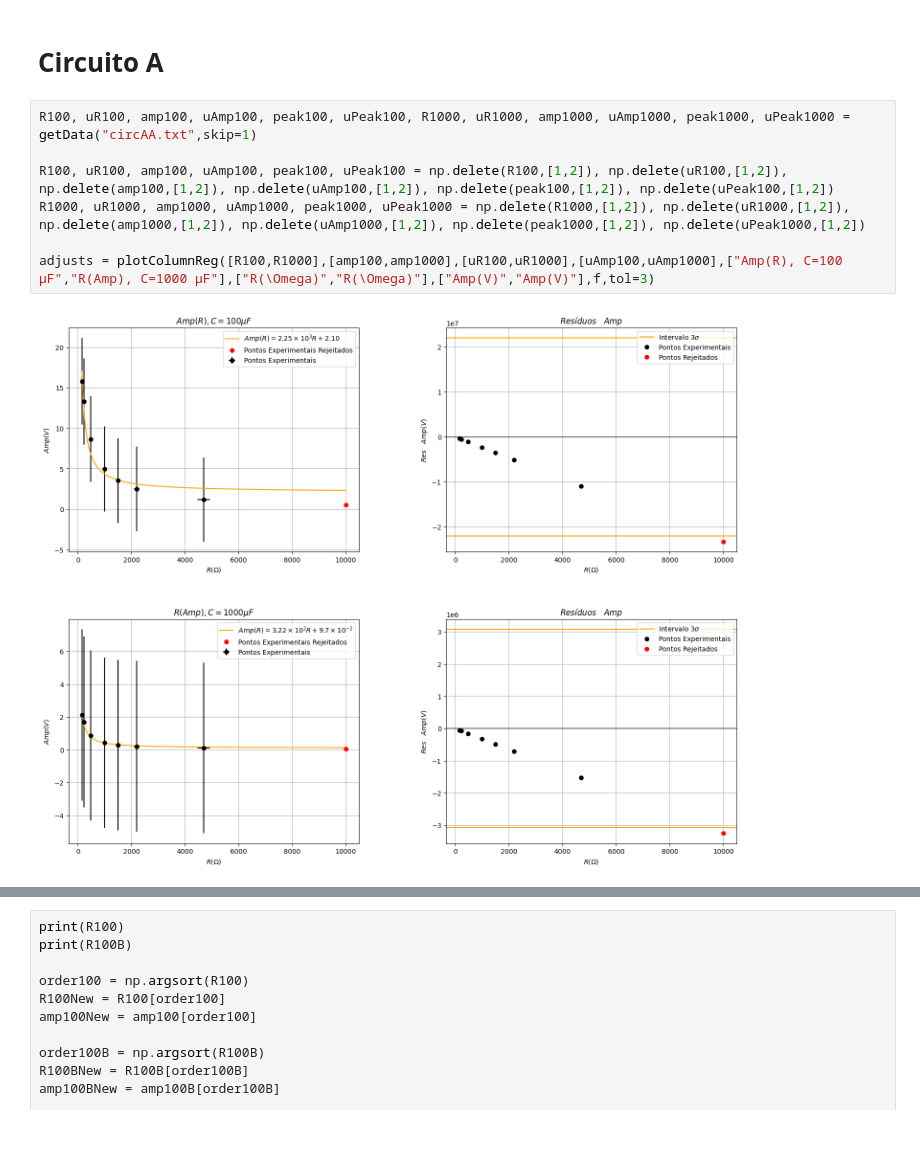
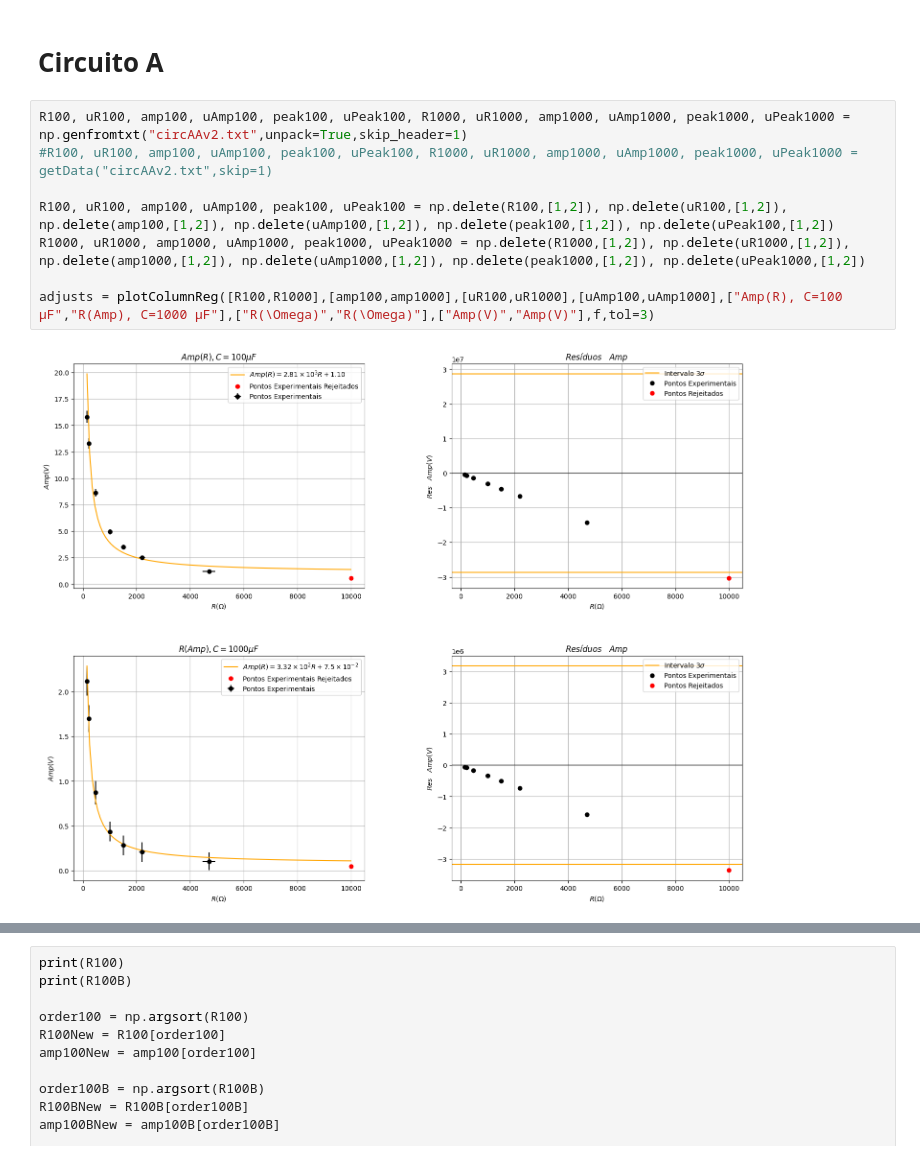
Before and after one commit to tivg0/labs-II, a Jupyter notebook: eletr/semana2/Fontes.ipynb, the cells around one changed output, grey strips where cells are left out. Drawn from its saved outputs; the diff is of its cells as text.

```diff
--- a/eletr/semana2/Fontes.ipynb
+++ b/eletr/semana2/Fontes.ipynb
@@ -46,14 +46,15 @@ array([<scipy.odr._odrpack.Output object at 0x...>,
 # %% [markdown]
 # **Circuito A**
 # %%
-R100, uR100, amp100, uAmp100, peak100, uPeak100, R1000, uR1000, amp1000, uAmp1000, peak1000, uPeak1000 = getData("circAA.txt",skip=1)
+R100, uR100, amp100, uAmp100, peak100, uPeak100, R1000, uR1000, amp1000, uAmp1000, peak1000, uPeak1000 = np.genfromtxt("circAAv2.txt",unpack=True,skip_header=1)
+#R100, uR100, amp100, uAmp100, peak100, uPeak100, R1000, uR1000, amp1000, uAmp1000, peak1000, uPeak1000 = getData("circAAv2.txt",skip=1)
 
 R100, uR100, amp100, uAmp100, peak100, uPeak100 = np.delete(R100,[1,2]), np.delete(uR100,[1,2]), np.delete(amp100,[1,2]), np.delete(uAmp100,[1,2]), np.delete(peak100,[1,2]), np.delete(uPeak100,[1,2])
 R1000, uR1000, amp1000, uAmp1000, peak1000, uPeak1000 = np.delete(R1000,[1,2]), np.delete(uR1000,[1,2]), np.delete(amp1000,[1,2]), np.delete(uAmp1000,[1,2]), np.delete(peak1000,[1,2]), np.delete(uPeak1000,[1,2])
 
 adjusts = plotColumnReg([R100,R1000],[amp100,amp1000],[uR100,uR1000],[uAmp100,uAmp1000],["Amp(R), C=100 μF","R(Amp), C=1000 μF"],["R(\Omega)","R(\Omega)"],["Amp(V)","Amp(V)"],f,tol=3)
 # %% [output]
-[figure, old version]
+[figure, new version]
 # %%
 ampT100 = peak100/(freq*R100*100e-6)
 uAmpT100 = np.sqrt((uPeak100/(freq*R100*100e-6))**2+(peak100/(freq*R100**2*100e-6)*uR100)**2)
```
Also changed, not shown: parts of 5 cells of this notebook, 2 other files.
